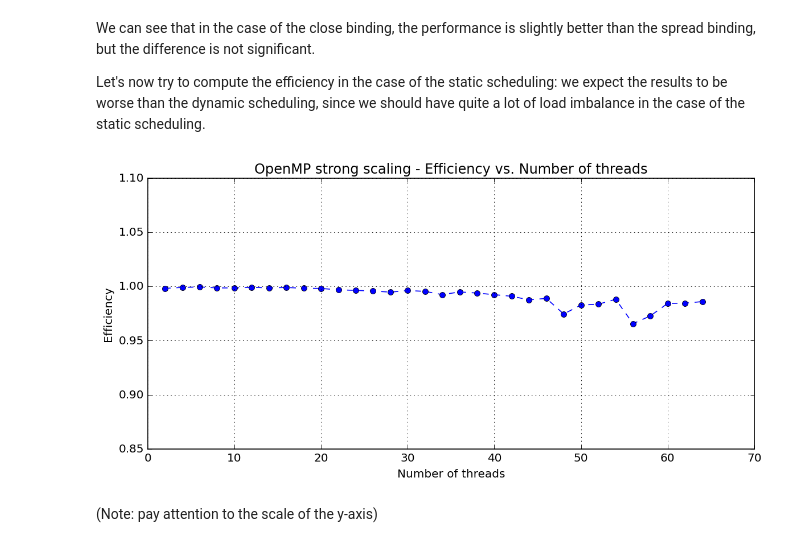
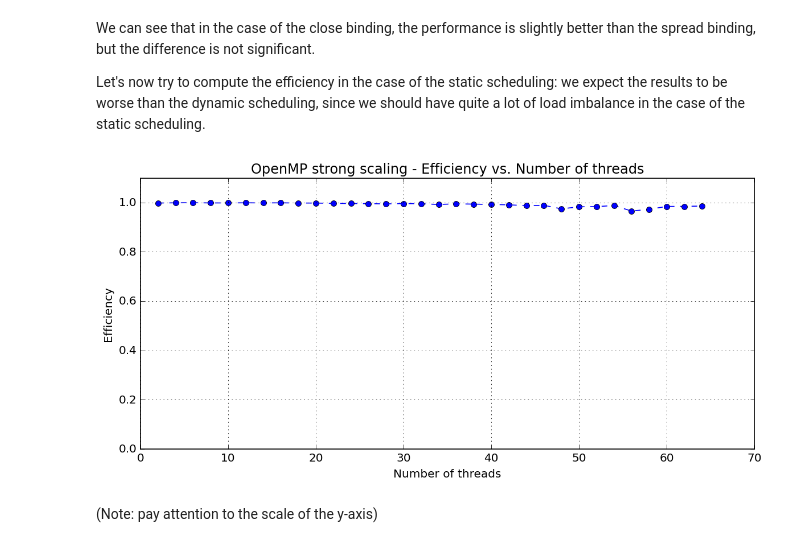
Before and after one commit to PieroZ01/High_Performance_Computing_Assignment, a Jupyter notebook: exercise2/Solution/ex2C_scaling_analysis.ipynb, the cells around one changed output. Saved outputs shown, nothing was run; the diff lists cells and outputs as text; code cells hidden in the pictures.

```diff
--- a/exercise2/Solution/ex2C_scaling_analysis.ipynb
+++ b/exercise2/Solution/ex2C_scaling_analysis.ipynb
@@ -93,21 +93,21 @@ Let's now try to compute the efficiency in the case of the static scheduling: we
 # %%
 # Plot the efficiency for the OpenMP spread and close scaling
 plt.style.use("classic")
 plot = plt.figure(figsize=(10, 5), dpi=120, facecolor='w', edgecolor='k')
 #plt.plot(omp_strong_scaling_spread_data["n_threads"], omp_strong_scaling_spread_data["Efficiency"], marker="o", linestyle="--", color="green") # label="Spread"
 plt.plot(omp_strong_scaling_close_data["n_threads"], omp_strong_scaling_close_data["Efficiency"], marker="o", linestyle="--", color="blue") # label="Close"
-plt.ylim(0.85, 1.1)
+plt.ylim(0.0, 1.1)
 plt.xlabel("Number of threads")
 plt.ylabel("Efficiency")
 plt.title("OpenMP strong scaling - Efficiency vs. Number of threads")
 #plt.legend()
 plt.grid(True)
 
 # Fix the layout and show the plot
 plt.tight_layout()
 plt.show()
 # %% [output]
-[figure, old version]
+[figure, new version]
 # %% [markdown]
 (Note: pay attention to the scale of the y-axis)
 # %%
```
Also changed, not shown: parts of 14 cells of this notebook, 4 other files.
